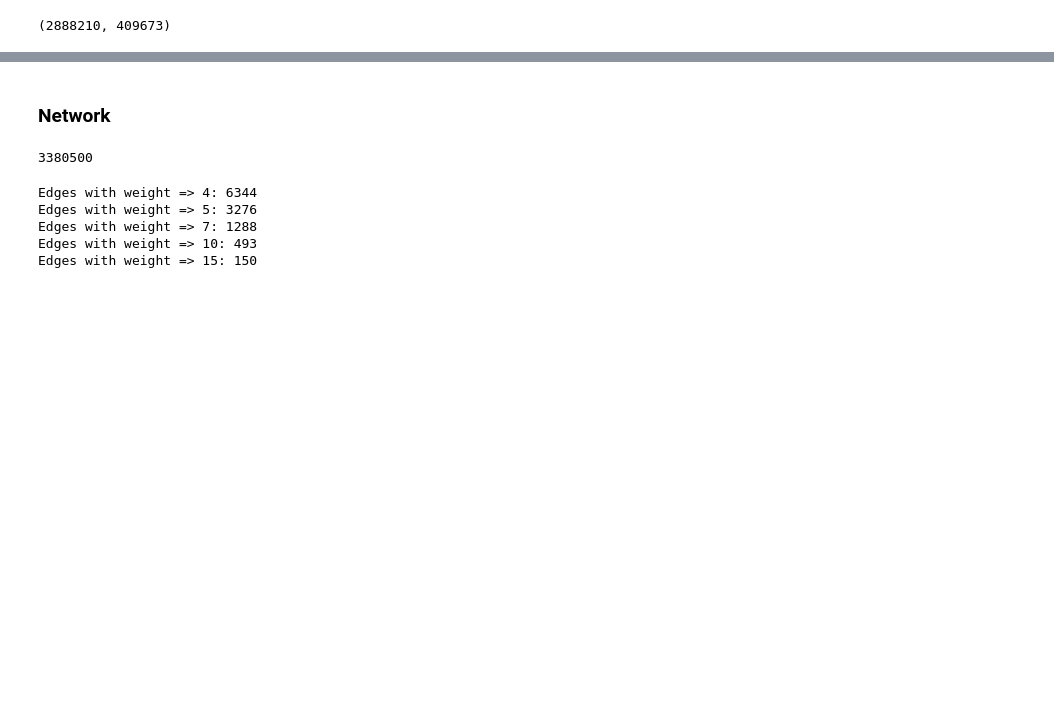
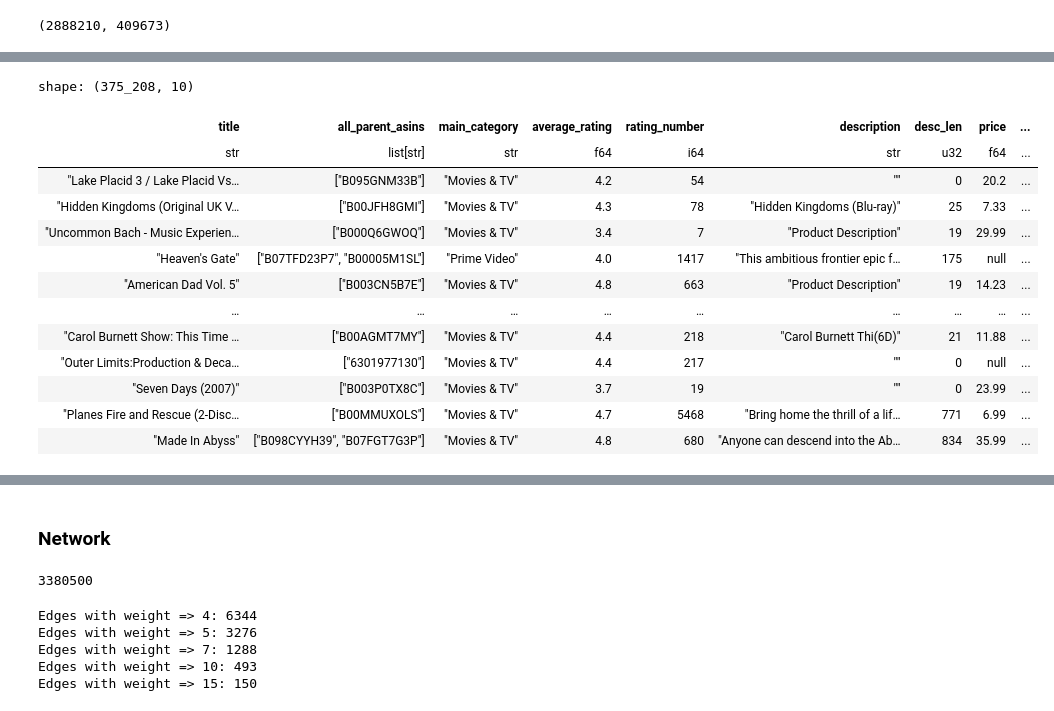
Before and after one commit to runeharlyk/CSS-02467-exam-project, a Jupyter notebook: Part 1.ipynb, the cells around one changed output, grey strips where cells are left out. Cells and saved outputs as stored; diff of their text form; code cells hidden in the pictures; blank space fills up the shorter version.

```diff
--- a/Part 1.ipynb
+++ b/Part 1.ipynb
@@ -95,0 +185,33 @@ filtered_df.get_column("asin").n_unique()
+# %%
+best_per_title = (
+    df_meta.sort(["desc_len", "rating_number"], descending=[True, True])
+    .group_by("title")
+    .agg([
+        pl.col("parent_asin").unique().alias("all_parent_asins"),
+        pl.first("main_category"),
+        pl.first("average_rating"),
+        pl.first("rating_number"),
+        pl.first("description"),
+        pl.first("desc_len"),
+        pl.first("price"),
+        pl.first("categories"),
+        pl.first("content_advisory")
+    ])
+)
+
+best_per_title
+# %% [output]
+shape: (375_208, 10)
+| title | all_parent_asins | main_category | average_rating | rating_number | description | desc_len | price | ... |
+| str | list[str] | str | f64 | i64 | str | u32 | f64 | ... |
+| "Lake Placid 3 / Lake Placid Vs… | ["B095GNM33B"] | "Movies & TV" | 4.2 | 54 | "" | 0 | 20.2 | ... |
+| "Hidden Kingdoms (Original UK V… | ["B00JFH8GMI"] | "Movies & TV" | 4.3 | 78 | "Hidden Kingdoms (Blu-ray)" | 25 | 7.33 | ... |
+| "Uncommon Bach - Music Experien… | ["B000Q6GWOQ"] | "Movies & TV" | 3.4 | 7 | "Product Description" | 19 | 29.99 | ... |
+| "Heaven's Gate" | ["B07TFD23P7", "B00005M1SL"] | "Prime Video" | 4.0 | 1417 | "This ambitious frontier epic f… | 175 | null | ... |
+| "American Dad Vol. 5" | ["B003CN5B7E"] | "Movies & TV" | 4.8 | 663 | "Product Description" | 19 | 14.23 | ... |
+| … | … | … | … | … | … | … | … | ... |
+| "Carol Burnett Show: This Time … | ["B00AGMT7MY"] | "Movies & TV" | 4.4 | 218 | "Carol Burnett Thi(6D)" | 21 | 11.88 | ... |
+| "Outer Limits:Production & Deca… | ["6301977130"] | "Movies & TV" | 4.4 | 217 | "" | 0 | null | ... |
+| "Seven Days (2007)" | ["B003P0TX8C"] | "Movies & TV" | 3.7 | 19 | "" | 0 | 23.99 | ... |
+| "Planes Fire and Rescue (2-Disc… | ["B00MMUXOLS"] | "Movies & TV" | 4.7 | 5468 | "Bring home the thrill of a lif… | 771 | 6.99 | ... |
+| "Made In Abyss" | ["B098CYYH39", "B07FGT7G3P"] | "Movies & TV" | 4.8 | 680 | "Anyone can descend into the Ab… | 834 | 35.99 | ... |
```
Also changed, not shown: parts of 24 cells of this notebook.
